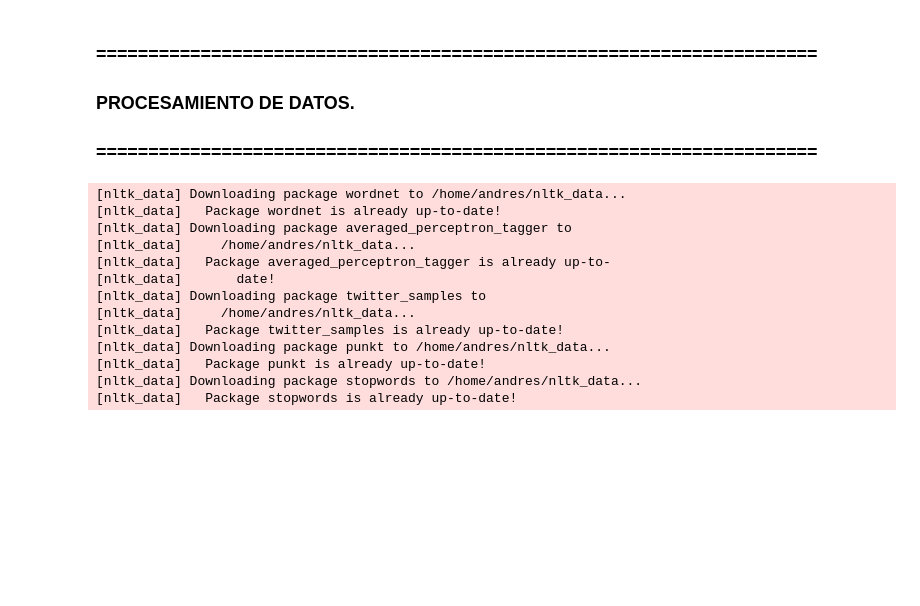
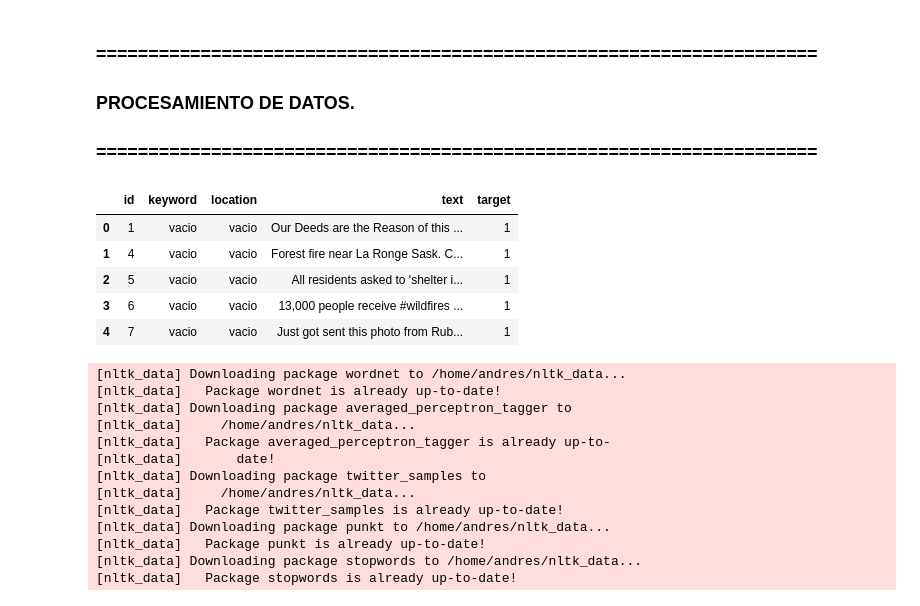
Before and after one commit to patopizzini/Organizacion_Datos_1C2020, a Jupyter notebook: TP2/arboles_def/TP2 PROCESAMIENTO.ipynb, the cells around one changed output. Drawn from its saved outputs; the diff is of its cells as text; code cells hidden in the pictures; blank space fills up the shorter version.

```diff
--- a/TP2/arboles_def/TP2 PROCESAMIENTO.ipynb
+++ b/TP2/arboles_def/TP2 PROCESAMIENTO.ipynb
@@ -135,6 +135,15 @@ original_sample_submission = pd.read_csv('../data/sample_submission.csv')
 #COMPLETAMOS LOS NULOS CON UN TEXTO: 'VACIO'
 original_train.fillna('vacio', inplace = True)
 original_test.fillna('vacio', inplace = True)
+# %%
+original_train.head()
+# %% [output]
+|  | id | keyword | location | text | target |
+| 0 | 1 | vacio | vacio | Our Deeds are the Reason of this ... | 1 |
+| 1 | 4 | vacio | vacio | Forest fire near La Ronge Sask. C... | 1 |
+| 2 | 5 | vacio | vacio | All residents asked to 'shelter i... | 1 |
+| 3 | 6 | vacio | vacio | 13,000 people receive #wildfires ... | 1 |
+| 4 | 7 | vacio | vacio | Just got sent this photo from Rub... | 1 |
 # %%
 original_train['text'] = original_train['text'].apply(lambda s : clean(s))
 original_test['text'] = original_test['text'].apply(lambda s : clean(s))
```
Also changed, not shown: 2 other files.
